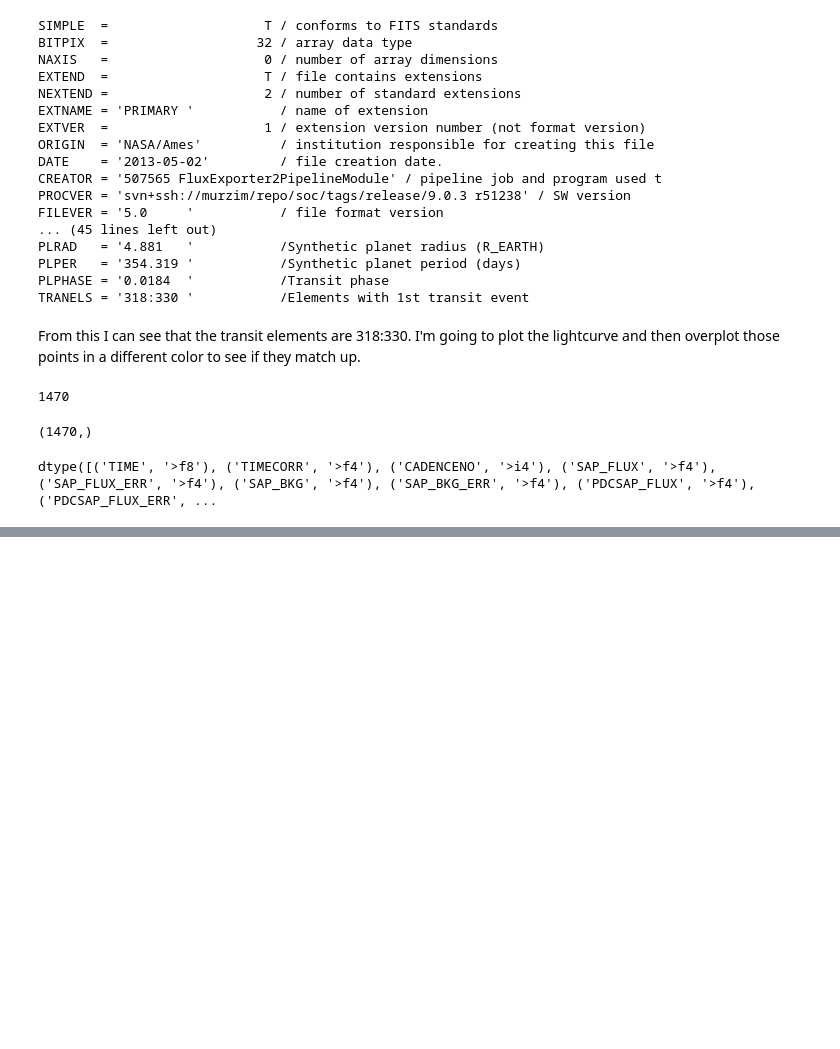
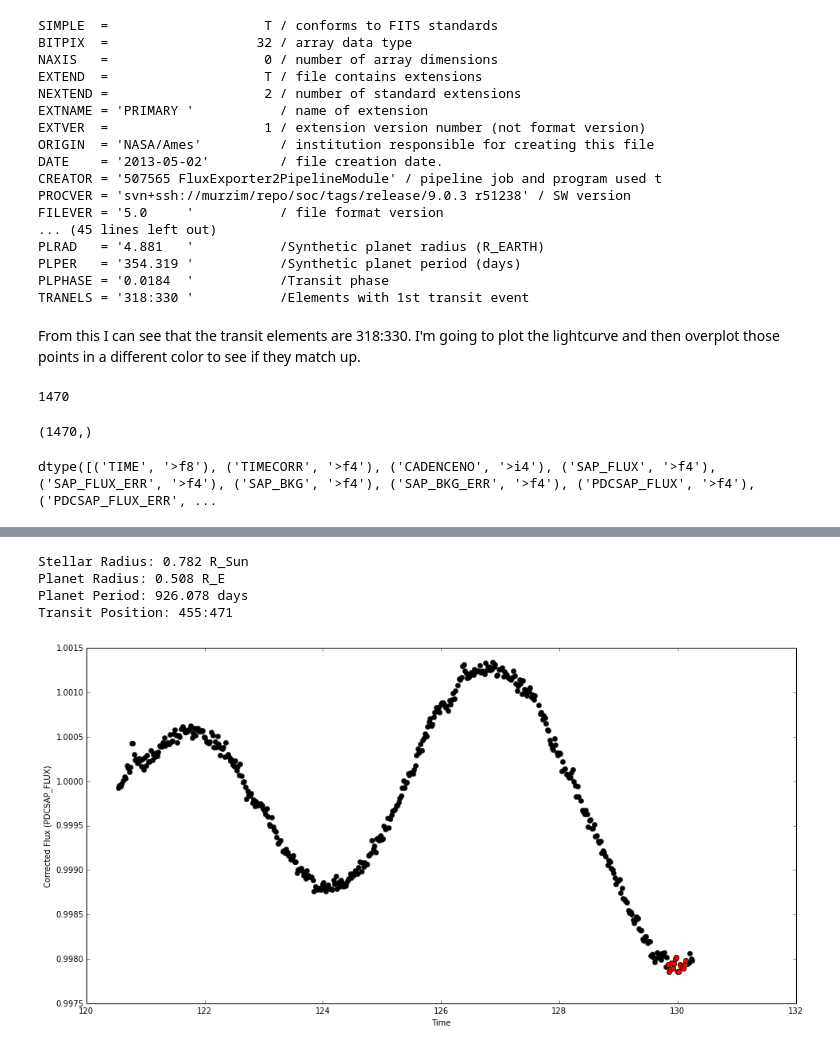
Before and after one commit to mattgiguere/KeplerSynthetics, a Jupyter notebook: KeplerSynthetics.ipynb, the cells around one changed output, grey strips where cells are left out. Drawn from its saved outputs; the diff is of its cells as text; code cells hidden in the pictures; blank space fills up the shorter version.

```diff
--- a/KeplerSynthetics.ipynb
+++ b/KeplerSynthetics.ipynb
@@ -95,0 +90,8 @@ print(len(dat['TIME'][int(t0):int(t1)]))
+# %%
+plotKeplerLC(fits.open('/raw/kepler/synthetics/synthetic_1243.fits'))
+# %% [output]
+Stellar Radius: 0.782 R_Sun
+Planet Radius: 0.508 R_E
+Planet Period: 926.078 days
+Transit Position: 455:471
+[figure, added]
```
Also changed, not shown: parts of 14 cells of this notebook.
